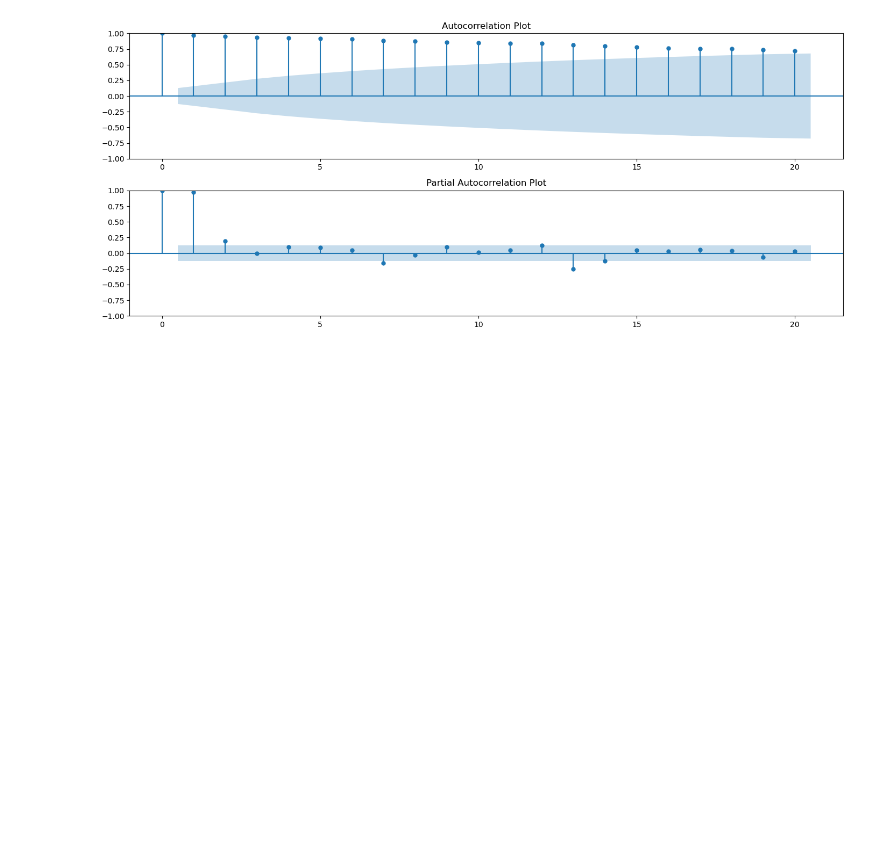
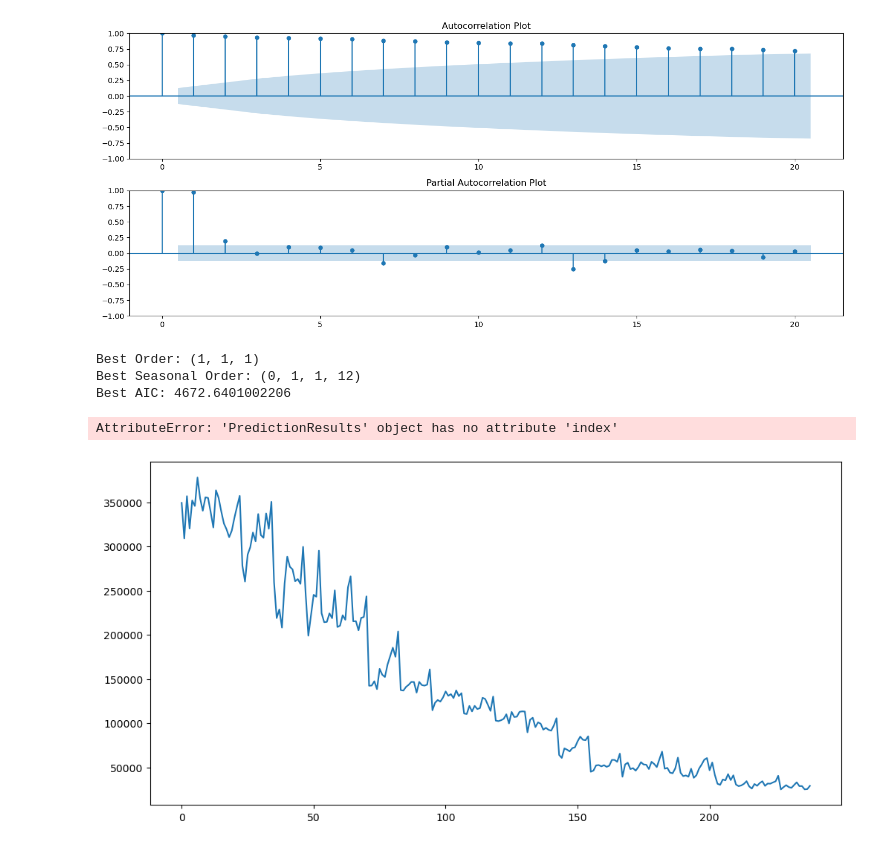
Before and after one commit to MadScie254/Predictive-Modeling-for-Monthly-Total-Remittances-CBK, a Jupyter notebook: Overview.ipynb, the cells around one changed output. Drawn from its saved outputs; the diff is of its cells as text; code cells hidden in the pictures; blank space fills up the shorter version.

```diff
--- a/Overview.ipynb
+++ b/Overview.ipynb
@@ -604,3 +604,77 @@ plt.tight_layout()
 plt.show()
 # %% [output]
 [figure]
+# %%
+import itertools
+
+# Define the range of values for p, d, q, P, D, Q
+p = d = q = range(0, 2)  # You can adjust the range based on your data
+P = D = Q = range(0, 2)  # You can adjust the range based on your data
+
+# Generate all possible combinations of parameters
+param_combinations = list(itertools.product(p, d, q, P, D, Q))
+
+# Initialize variables to store optimal parameters and corresponding AIC
+best_aic = float("inf")
+best_order = None
+best_seasonal_order = None
+
+# Iterate over all combinations
+for param in param_combinations:
+    try:
+        # Fit SARIMA model
+        sarima_model = SARIMAX(remittances_data['Total Remittances (USD \'000)'],
+                               order=(param[0], param[1], param[2]),
+                               seasonal_order=(param[3], param[4], param[5], 12),  # Assuming monthly data
+                               enforce_stationarity=False,
+                               enforce_invertibility=False)
+        sarima_result = sarima_model.fit()
+
+        # Check AIC for model evaluation
+        current_aic = sarima_result.aic
+
+        # Update best parameters if current AIC is lower
+        if current_aic < best_aic:
+            best_aic = current_aic
+            best_order = (param[0], param[1], param[2])
+            best_seasonal_order = (param[3], param[4], param[5], 12)  # Assuming monthly data
+
+    except:
+        continue
+
+# Print the best parameters
+print(f"Best Order: {best_order}")
+print(f"Best Seasonal Order: {best_seasonal_order}")
+print(f"Best AIC: {best_aic}")
+
+# Now, you can use the best_order and best_seasonal_order values to fit the final SARIMA model
+final_sarima_model = SARIMAX(remittances_data['Total Remittances (USD \'000)'],
+                             order=best_order,
+                             seasonal_order=best_seasonal_order,
+                             enforce_stationarity=False,
+                             enforce_invertibility=False)
+final_sarima_result = final_sarima_model.fit()
+
+# Forecast future values
+forecast_steps = 12
+forecast = final_sarima_result.get_forecast(steps=forecast_steps)
+
+# Plot observed vs. predicted values
+plt.figure(figsize=(12, 6))
+plt.plot(remittances_data.index, remittances_data['Total Remittances (USD \'000)'], label='Observed')
+plt.plot(forecast.index, forecast.predicted_mean, color='red', label='Forecast')
+plt.fill_between(forecast.index,
+                 forecast.conf_int()['lower Total Remittances (USD \'000)'],
+                 forecast.conf_int()['upper Total Remittances (USD \'000)'],
+                 color='red', alpha=0.2)
+plt.xlabel('Date')
+plt.ylabel('Total Remittances (USD \'000)')
+plt.title('Optimal SARIMA Forecasting')
+plt.legend()
+plt.show()
+# %% [output]
+Best Order: (1, 1, 1)
+Best Seasonal Order: (0, 1, 1, 12)
+Best AIC: 4672.6401002206
+AttributeError: 'PredictionResults' object has no attribute 'index'
+[figure, added]
```
Also changed, not shown: parts of 1 cell of this notebook, 1 other file.
